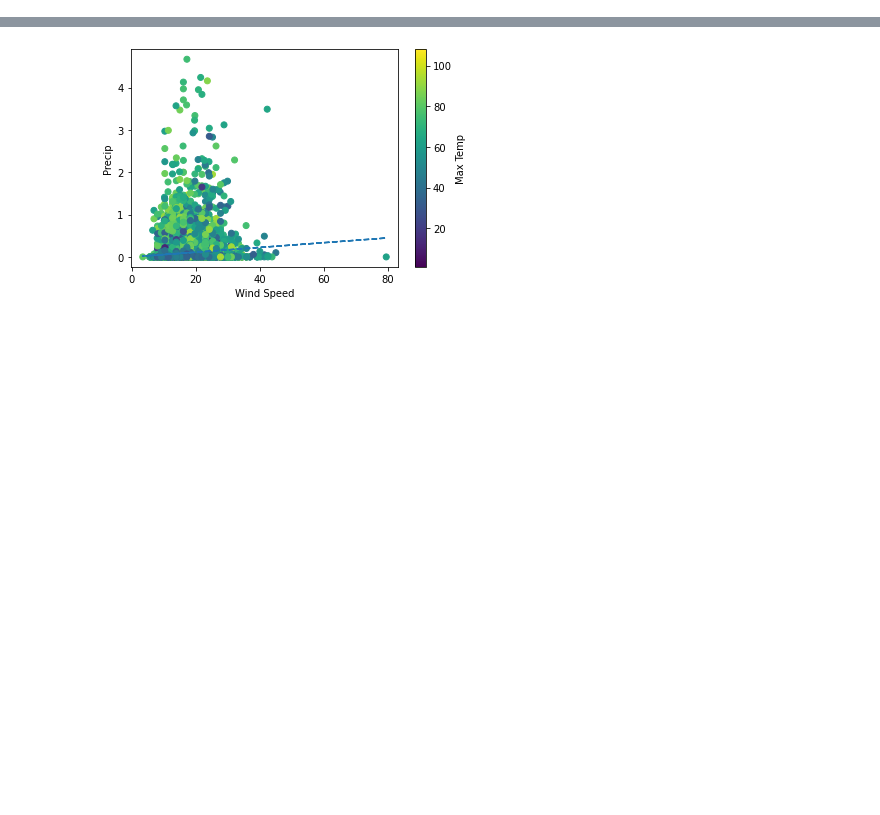
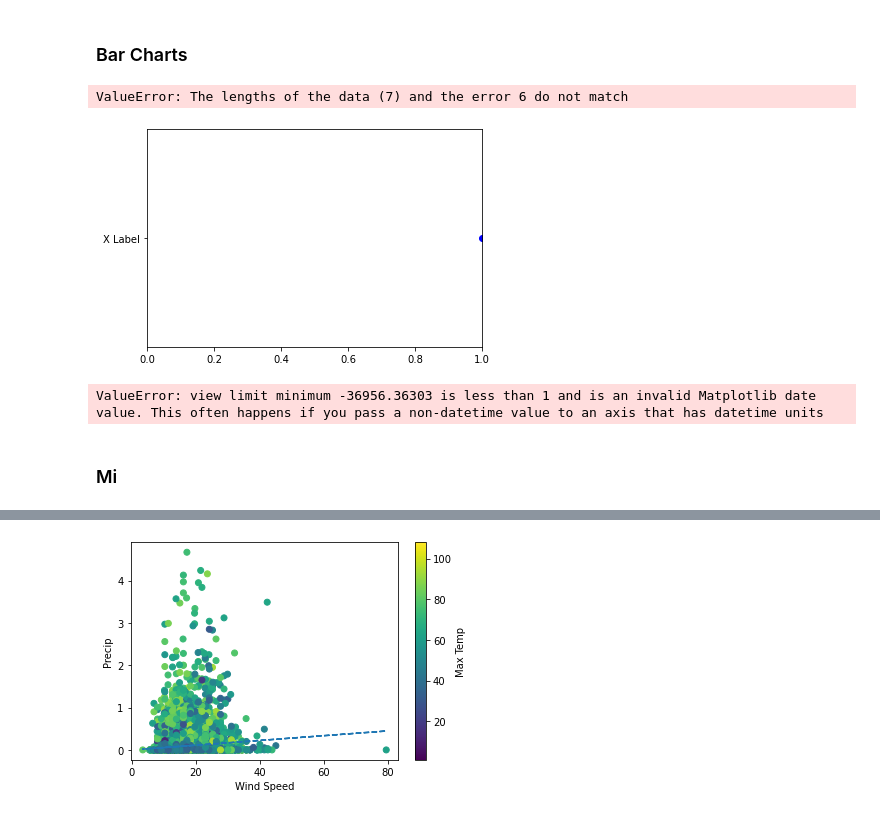
Before and after one commit to domingo-aj/Group-Project-1, a Jupyter notebook: dataviz_projectone_MG.ipynb, the cells around one changed output, grey strips where cells are left out. Saved outputs shown, nothing was run; the diff lists cells and outputs as text; code cells hidden in the pictures; blank space fills up the shorter version.

```diff
--- a/dataviz_projectone_MG.ipynb
+++ b/dataviz_projectone_MG.ipynb
@@ -175,0 +216,25 @@ pe_fit = pe_slope * wind_speed + pe_int
+# %% [markdown]
+### Bar Charts
+# %%
+#Precipitation and months for cancellations
+fig, ax = plt.subplots()
+ax.errorbar(np.arange(0, len(combined), 1)+1, 'X Label', yerr='Precip', fmt="o", color="b")
+ax.set_xlim(0, len(means)+1)
+ax.set_xlabel("Months")
+ax.set_ylabel("Preciptation (Ins)")
+plt.legend(loc="best", fontsize="small", fancybox=True)
+plt.show()
+# %% [output]
+ValueError: The lengths of the data (7) and the error 6 do not match
+[figure, added]
+# %%
+monthly_precip = combined.plot(kind="bar", title="Average Precipitation by Month for Cancellations")
+monthly_precip.set_xlabel("Month")
+monthly_precip.set_ylabel("Avg. Precip (In)")
+
+plt.show()
+plt.tight_layout()
+# %% [output]
+ValueError: view limit minimum -36956.36303 is less than 1 and is an invalid Matplotlib date value. This often happens if you pass a non-datetime value to an axis that has datetime units
+# %% [markdown]
+### Mi
```
Also changed, not shown: parts of 51 cells of this notebook.
